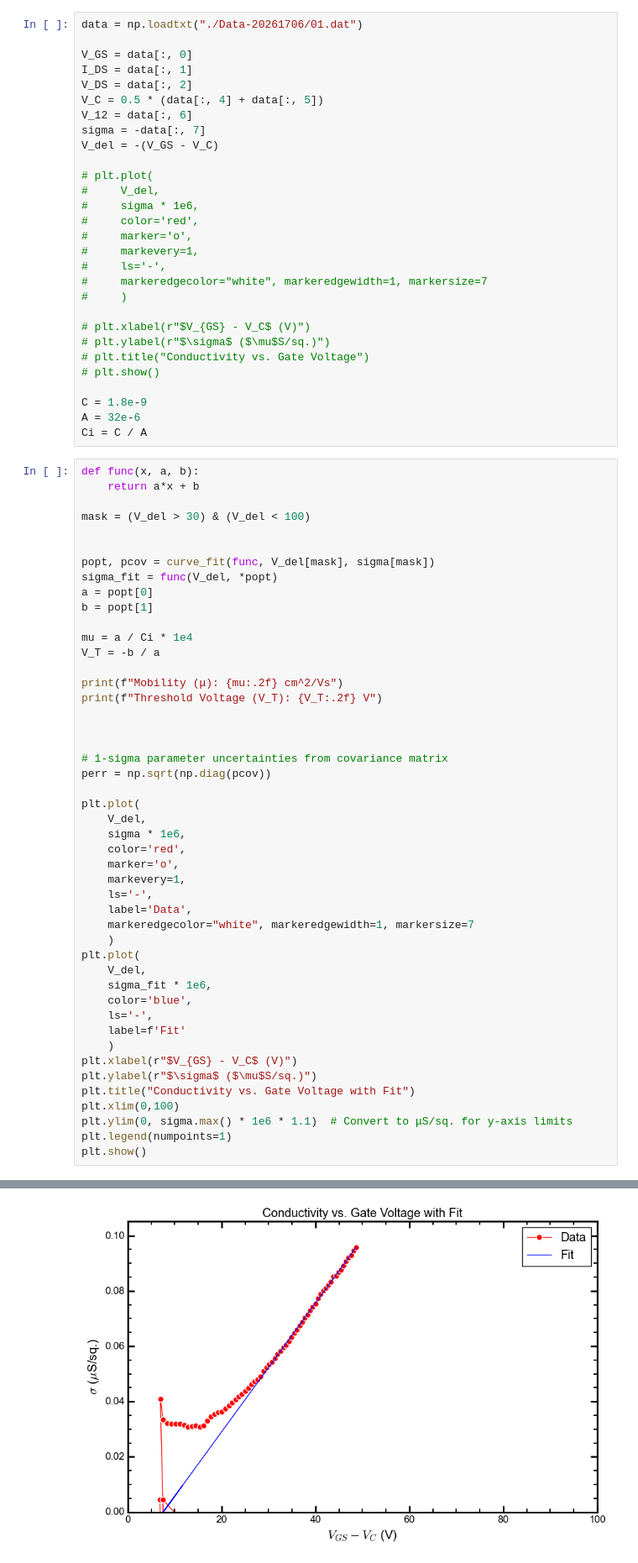
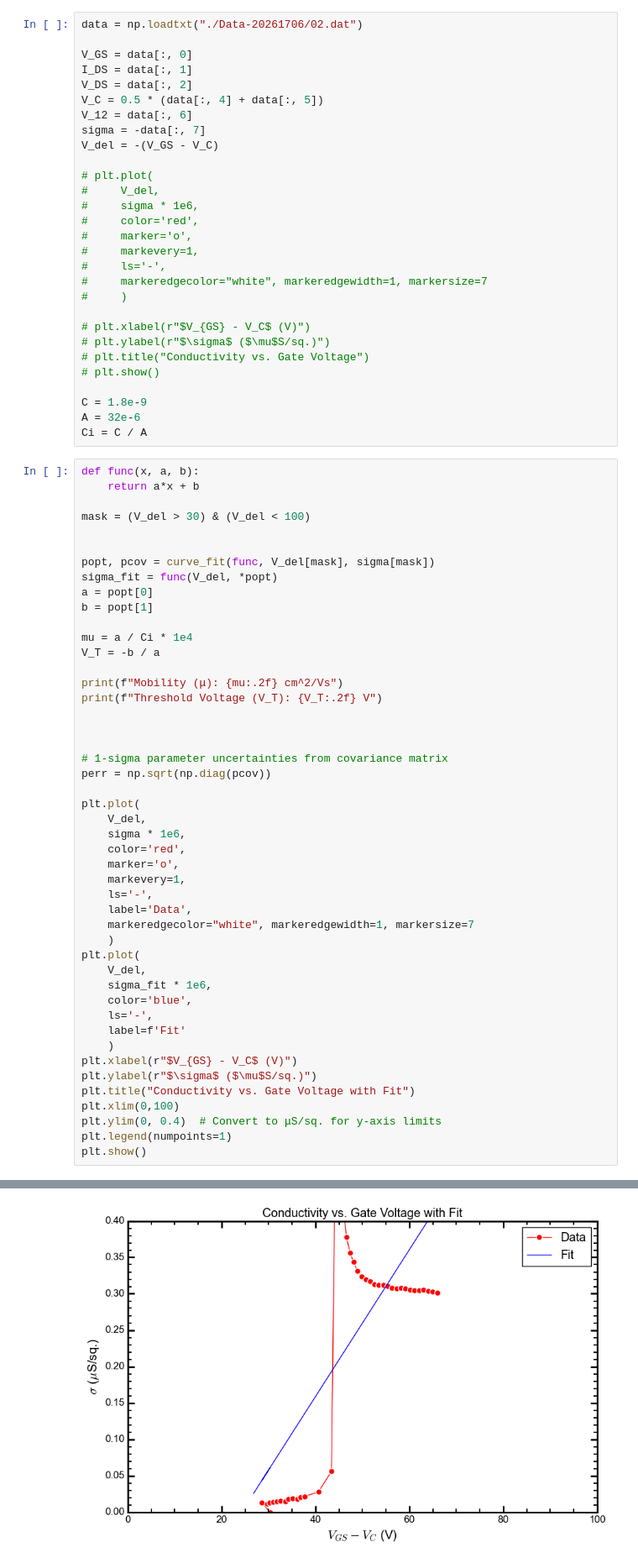
Before and after one commit to phamtrungkien8904/BachelorThesis, a Jupyter notebook: vdP-Cryostat-3/single-0.ipynb, the cells around one changed output, grey strips where cells are left out. Shown at 84% size. Saved outputs shown, nothing was run; the diff lists cells and outputs as text.

```diff
--- a/vdP-Cryostat-3/single-0.ipynb
+++ b/vdP-Cryostat-3/single-0.ipynb
@@ -37,7 +37,7 @@ plt.rcParams.update({
     "ytick.minor.width": 1.5,
 })
 # %%
-data = np.loadtxt("./Data-20261706/01.dat")
+data = np.loadtxt("./Data-20261706/02.dat")
 
 V_GS = data[:, 0]
 I_DS = data[:, 1]
@@ -109,7 +109,7 @@ plt.xlabel(r"$V_{GS} - V_C$ (V)")
 plt.ylabel(r"$\sigma$ ($\mu$S/sq.)")
 plt.title("Conductivity vs. Gate Voltage with Fit")
 plt.xlim(0,100)
-plt.ylim(0, sigma.max() * 1e6 * 1.1)  # Convert to μS/sq. for y-axis limits
+plt.ylim(0, 0.4)  # Convert to μS/sq. for y-axis limits
 plt.legend(numpoints=1)
 plt.show()
 # %% [output]
@@ -118,4 +118,4 @@ Threshold Voltage (V_T): 7.53 V
-[figure, old version]
+[figure, new version]
 # %%
 T_1 = [310,300,290, 285,280,275,270,265,260]
 mu_1 = [1.67,1.61,1.29, 1.09,0.78,0.48,0.27,0.16,0.09]
```
Also changed, not shown: parts of 1 cell of this notebook, 6 other files.
